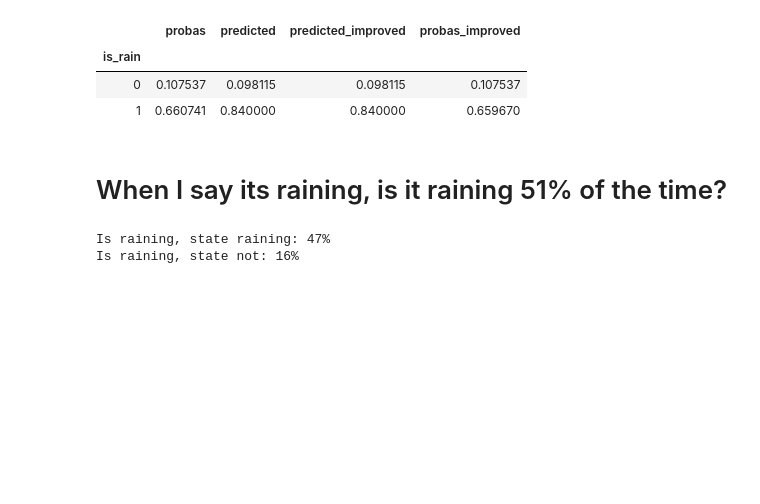
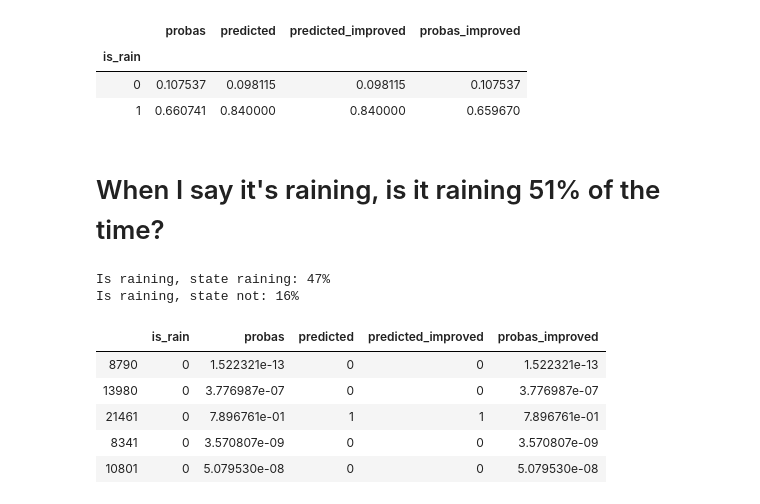
Before and after one commit to conorbarryhoke/is_it_raining, a Jupyter notebook: weather_twitter_combo_analysis.ipynb, the cells around one changed output. Cells and saved outputs as stored; diff of their text form; code cells hidden in the pictures; blank space fills up the shorter version.

```diff
--- a/weather_twitter_combo_analysis.ipynb
+++ b/weather_twitter_combo_analysis.ipynb
@@ -328,7 +333,7 @@ df_results.groupby(['is_rain']).mean()
 | 0 | 0.107537 | 0.098115 | 0.098115 | 0.107537 |
 | 1 | 0.660741 | 0.840000 | 0.840000 | 0.659670 |
 # %% [markdown]
-# When I say its raining, is it raining 51% of the time?
+# When I say it's raining, is it raining 51% of the time?
 # %%
 num_rains = (df_formodel.is_rain==1).sum()
 num_not_rains = (df_formodel.is_rain==0).sum()
@@ -341,3 +346,12 @@ print('Is raining, state not: {:.0%}'.format(fn_rate))
 # %% [output]
 Is raining, state raining: 47%
 Is raining, state not: 16%
+# %%
+df_results.head()
+# %% [output]
+|  | is_rain | probas | predicted | predicted_improved | probas_improved |
+| 8790 | 0 | 1.522321e-13 | 0 | 0 | 1.522321e-13 |
+| 13980 | 0 | 3.776987e-07 | 0 | 0 | 3.776987e-07 |
+| 21461 | 0 | 7.896761e-01 | 1 | 1 | 7.896761e-01 |
+| 8341 | 0 | 3.570807e-09 | 0 | 0 | 3.570807e-09 |
+| 10801 | 0 | 5.079530e-08 | 0 | 0 | 5.079530e-08 |
```
Also changed, not shown: parts of 1 cell of this notebook.
